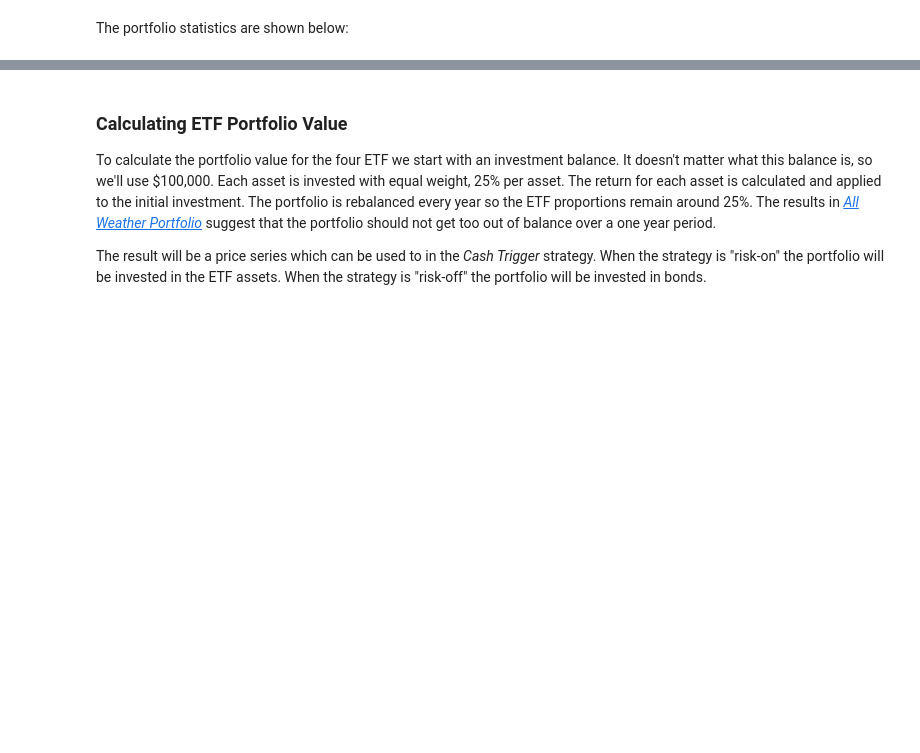
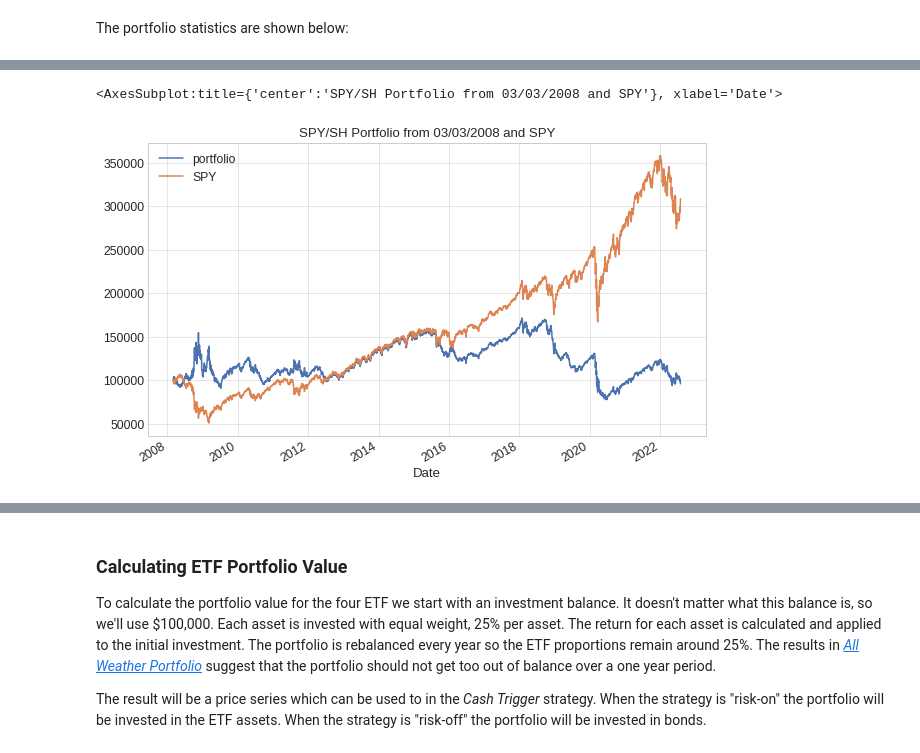
Before and after one commit to IanLKaplan/cash_trigger, a Jupyter notebook: cash_trigger.ipynb, the cells around one changed output, grey strips where cells are left out. Cells and saved outputs as stored; diff of their text form; code cells hidden in the pictures; blank space fills up the shorter version.

Commit message:
Added a test of SHY/SH (S&P 500 long/short).

```diff
--- a/cash_trigger.ipynb
+++ b/cash_trigger.ipynb
@@ -1468,0 +1432,25 @@ Inception date: 07/10/01
+# %%
+s_and_p_short_etf = ['SH']
+
+sh_etf_file = "sh_close"
+sh_etf_close = get_market_data(file_name=sh_etf_file,
+                                      data_col='Close',
+                                      symbols=s_and_p_short_etf,
+                                      data_source=data_source,
+                                      start_date=start_date,
+                                      end_date=end_date)
+
+sh_portfolio_df, assets_df = portfolio_return(holdings=holdings,
+                                               risk_asset=spy_close,
+                                               bond_asset=sh_etf_close,
+                                               spy_data=spy_data,
+                                               start_date=start_date,
+                                               end_date=end_date
+                                               )
+
+plot_df = build_plot_data(holdings=holdings, portfolio_df=sh_portfolio_df, spy_df=spy_close)
+
+plot_df.plot(grid=True, title=f'SPY/SH Portfolio from {start_date.strftime("%m/%d/%Y")} and SPY', figsize=(10,6))
+# %% [output]
+<AxesSubplot:title={'center':'SPY/SH Portfolio from 03/03/2008 and SPY'}, xlabel='Date'>
+[figure, added]
```
Also changed, not shown: parts of 48 cells of this notebook.
